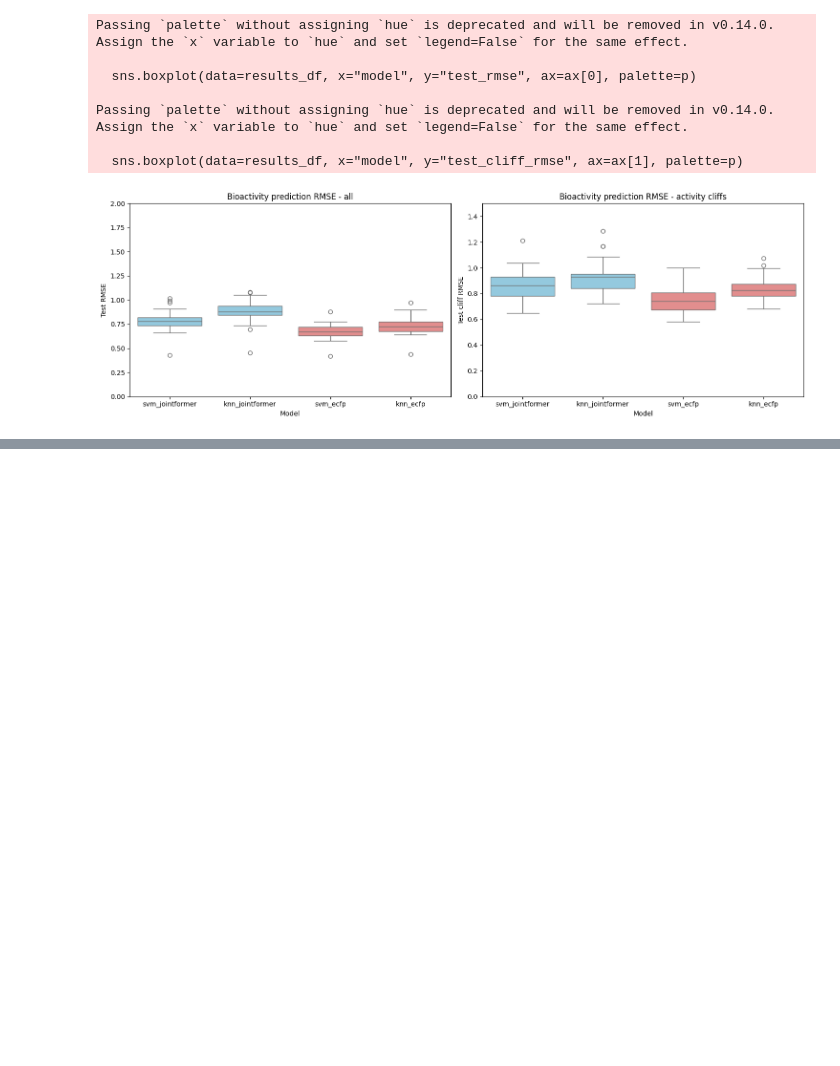
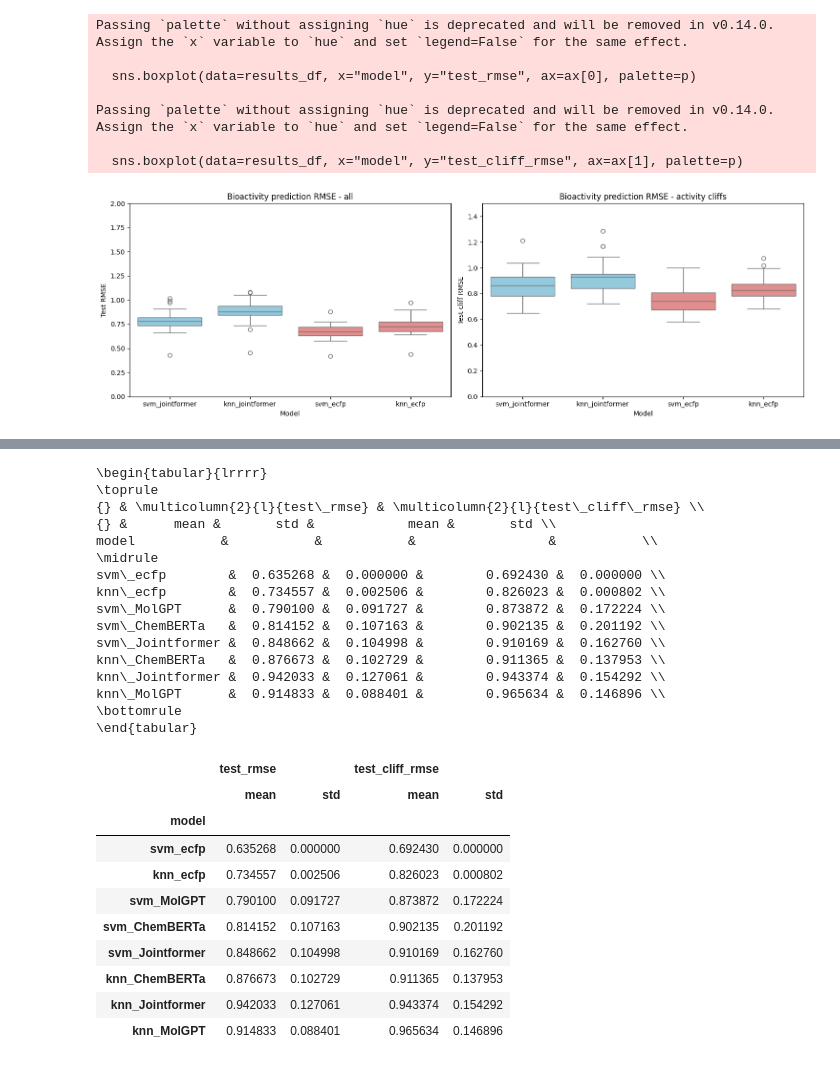
Before and after one commit to szczurek-lab/jointformer, a Jupyter notebook: experiments/notebooks/02-molecule-cliffs-analysis.ipynb, the cells around one changed output, grey strips where cells are left out. Cells and saved outputs as stored; diff of their text form; code cells hidden in the pictures; blank space fills up the shorter version.

```diff
--- a/experiments/notebooks/02-molecule-cliffs-analysis.ipynb
+++ b/experiments/notebooks/02-molecule-cliffs-analysis.ipynb
@@ -285,0 +691,32 @@ Passing `palette` without assigning `hue` is deprecated and will be removed in v
+# %%
+# Sort by test cliff rmse
+print(results_agg_df.sort_values(("test_cliff_rmse", "mean")).to_latex())
+results_agg_df.sort_values(("test_cliff_rmse", "mean"))
+# %% [output]
+\begin{tabular}{lrrrr}
+\toprule
+{} & \multicolumn{2}{l}{test\_rmse} & \multicolumn{2}{l}{test\_cliff\_rmse} \\
+{} &      mean &       std &            mean &       std \\
+model           &           &           &                 &           \\
+\midrule
+svm\_ecfp        &  0.635268 &  0.000000 &        0.692430 &  0.000000 \\
+knn\_ecfp        &  0.734557 &  0.002506 &        0.826023 &  0.000802 \\
+svm\_MolGPT      &  0.790100 &  0.091727 &        0.873872 &  0.172224 \\
+svm\_ChemBERTa   &  0.814152 &  0.107163 &        0.902135 &  0.201192 \\
+svm\_Jointformer &  0.848662 &  0.104998 &        0.910169 &  0.162760 \\
+knn\_ChemBERTa   &  0.876673 &  0.102729 &        0.911365 &  0.137953 \\
+knn\_Jointformer &  0.942033 &  0.127061 &        0.943374 &  0.154292 \\
+knn\_MolGPT      &  0.914833 &  0.088401 &        0.965634 &  0.146896 \\
+\bottomrule
+\end{tabular}
+|  | test_rmse |  | test_cliff_rmse |  |
+|  | mean | std | mean | std |
+| model |  |  |  |  |
+| svm_ecfp | 0.635268 | 0.000000 | 0.692430 | 0.000000 |
+| knn_ecfp | 0.734557 | 0.002506 | 0.826023 | 0.000802 |
+| svm_MolGPT | 0.790100 | 0.091727 | 0.873872 | 0.172224 |
+| svm_ChemBERTa | 0.814152 | 0.107163 | 0.902135 | 0.201192 |
+| svm_Jointformer | 0.848662 | 0.104998 | 0.910169 | 0.162760 |
+| knn_ChemBERTa | 0.876673 | 0.102729 | 0.911365 | 0.137953 |
+| knn_Jointformer | 0.942033 | 0.127061 | 0.943374 | 0.154292 |
+| knn_MolGPT | 0.914833 | 0.088401 | 0.965634 | 0.146896 |
```
Also changed, not shown: parts of 17 cells of this notebook.
